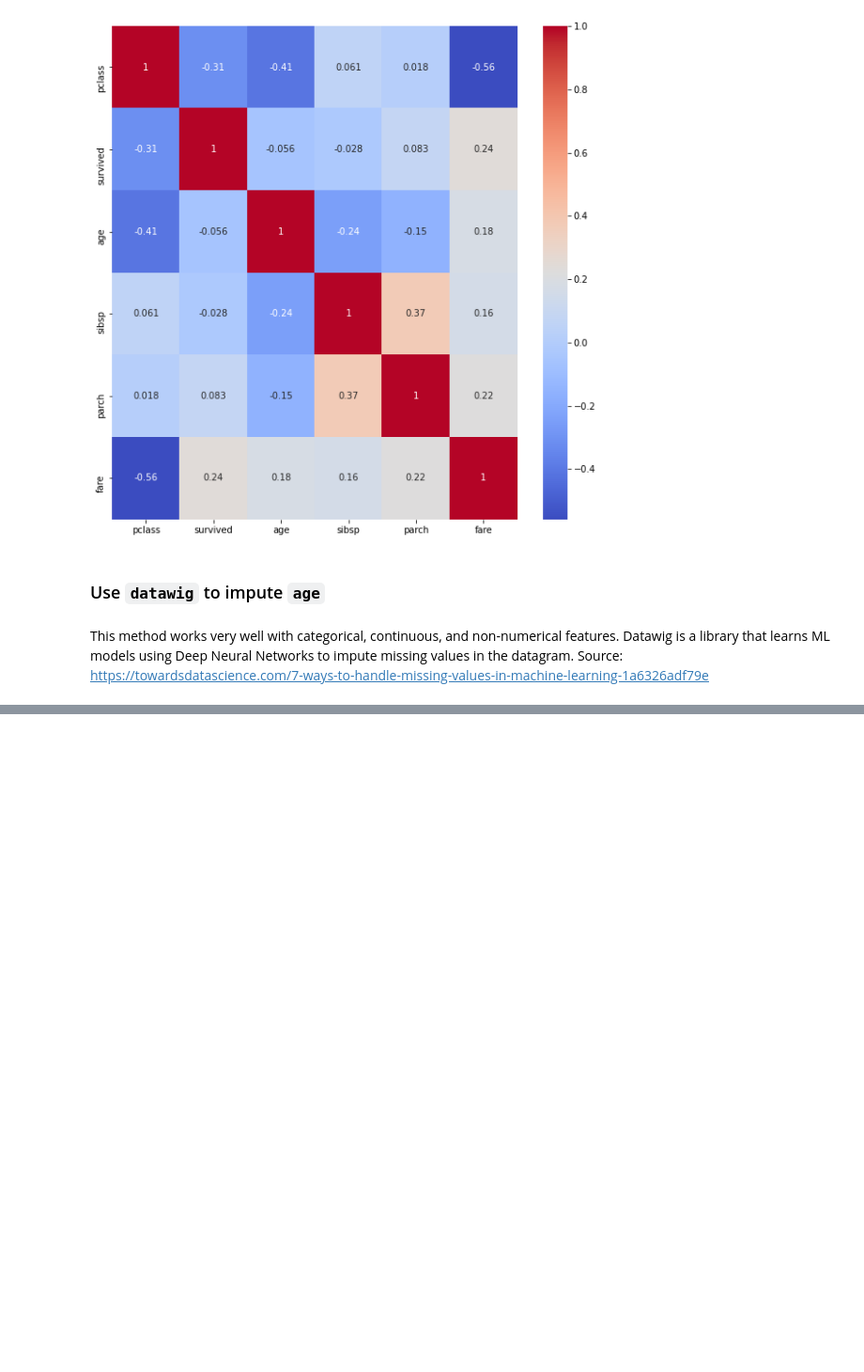
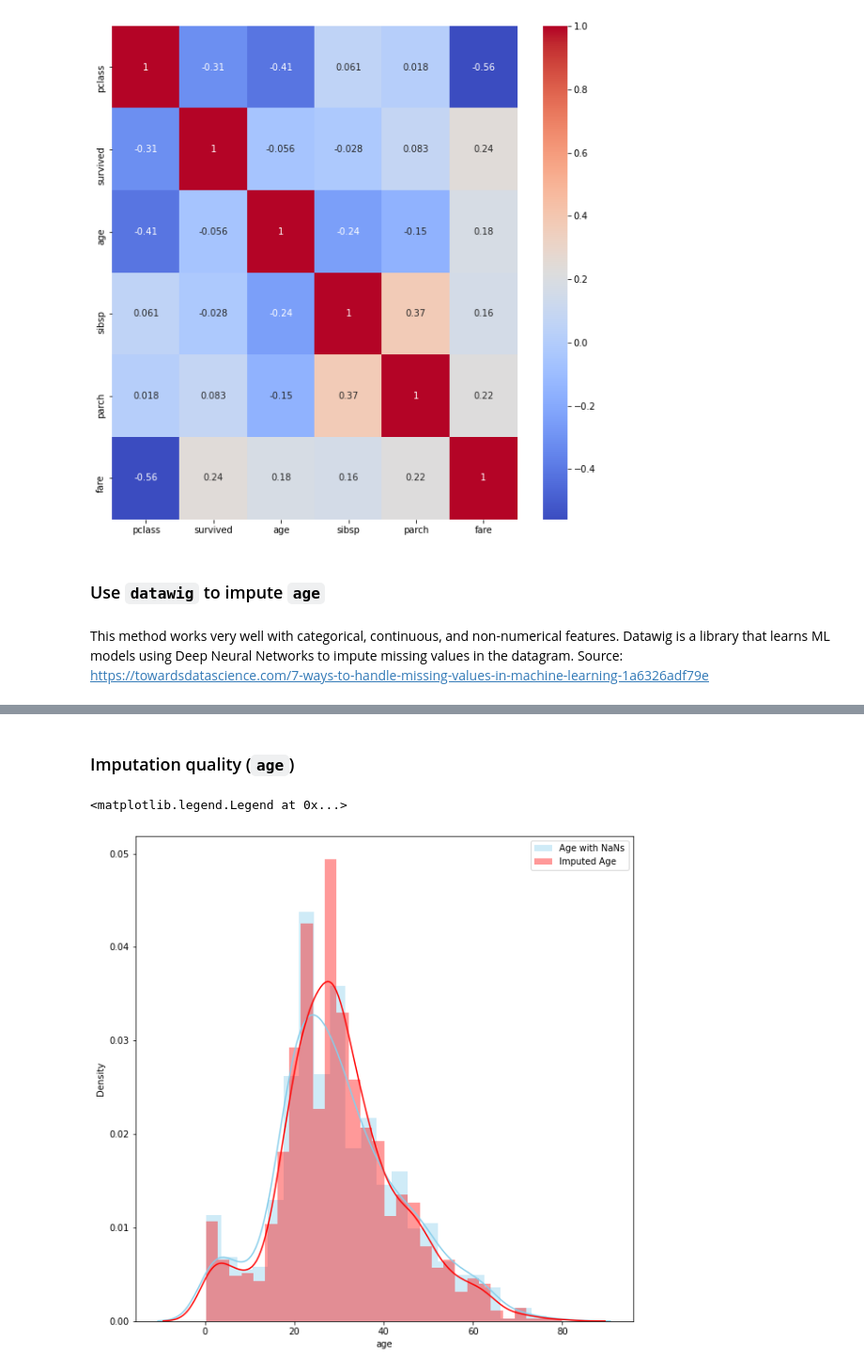
Before and after one commit to rserran/missing_data_workshop, a Jupyter notebook: missing_data_workshop_v0.2.ipynb, the cells around one changed output, grey strips where cells are left out. Shown: that part at 94% size. Drawn from its saved outputs; the diff is of its cells as text; code cells hidden in the pictures; blank space fills up the shorter version.

```diff
--- a/missing_data_workshop_v0.2.ipynb
+++ b/missing_data_workshop_v0.2.ipynb
@@ -486,3 +489,6 @@ sns.heatmap(df_imp.corr(), cmap='coolwarm', annot=True)
 ### Use `datawig` to impute `age`
 # %% [markdown]
 This method works very well with categorical, continuous, and non-numerical features. Datawig is a library that learns ML models using Deep Neural Networks to impute missing values in the datagram. Source: https://towardsdatascience.com/7-ways-to-handle-missing-values-in-machine-learning-1a6326adf79e
+# %%
+# impute missing values
+df_with_missing_imputed = datawig.SimpleImputer.complete(df_imp)
@@ -488,0 +535,10 @@ This method works very well with categorical, continuous, and non-numerical feat
+# %% [markdown]
+### Imputation quality (`age`)
+# %%
+# distplot for `age` and `age_imp`
+sns.distplot(df_imp['age'] , color="skyblue", label='Age with NaNs')
+sns.distplot(df_with_missing_imputed['age'] , color="red", label='Imputed Age')
+plt.legend()
+# %% [output]
+<matplotlib.legend.Legend at 0x...>
+[figure, added]
```
Also changed, not shown: parts of 28 cells of this notebook, 9 other files.
